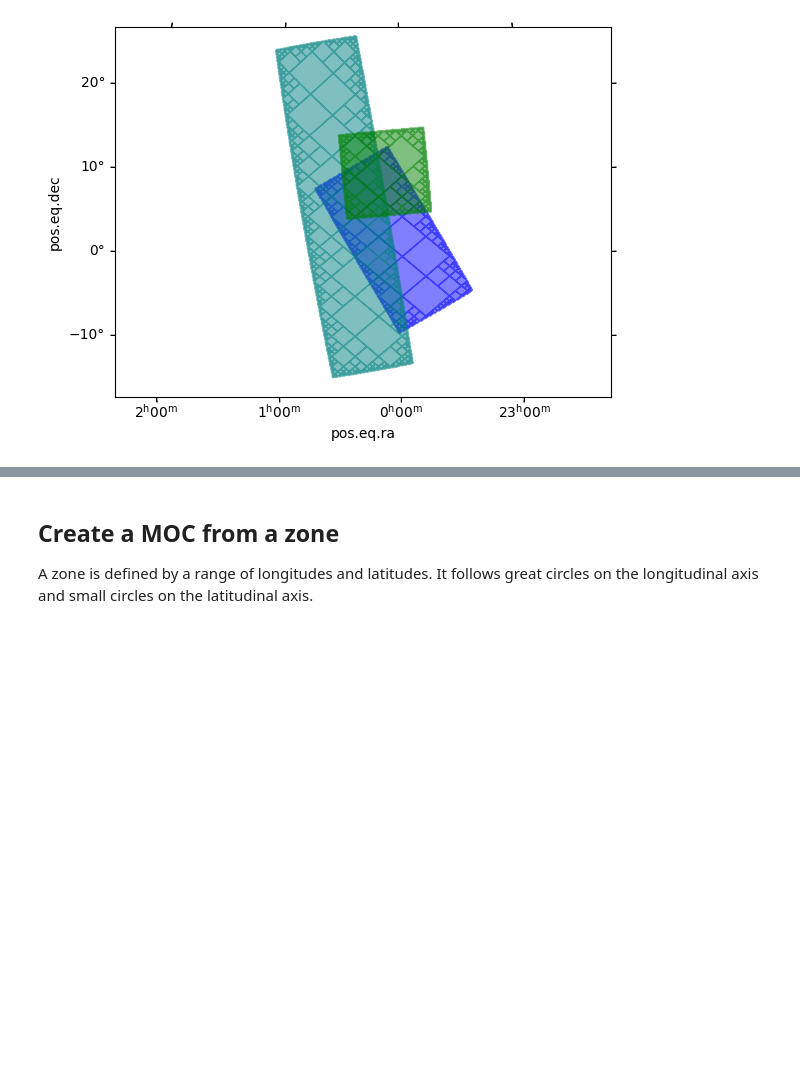
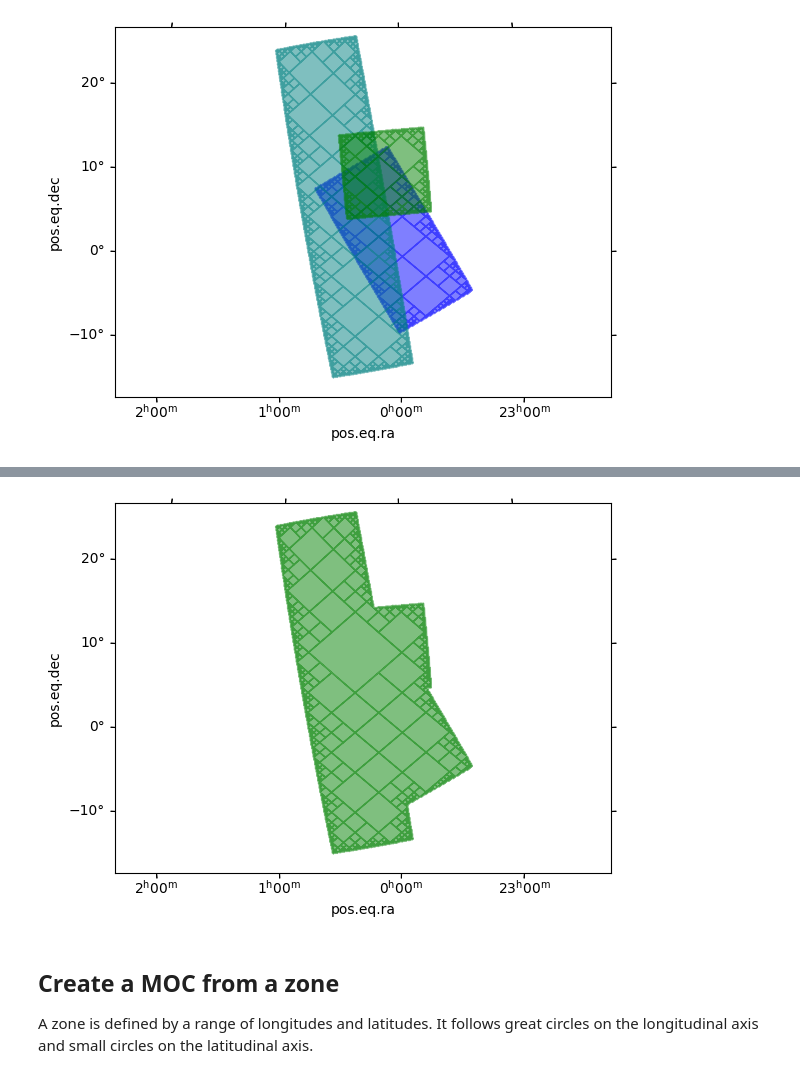
Before and after one commit to cds-astro/mocpy, a Jupyter notebook: notebooks/01-Creating_MOCs_from_shapes.ipynb, the cells around one changed output, grey strips where cells are left out. Cells and saved outputs as stored; diff of their text form; code cells hidden in the pictures; blank space fills up the shorter version.

Commit message:
feat: add union_strategy in from_boxes

```diff
--- a/notebooks/01-Creating_MOCs_from_shapes.ipynb
+++ b/notebooks/01-Creating_MOCs_from_shapes.ipynb
@@ -145,3 +150,19 @@ for box, color in zip(boxes, ["blue", "teal", "green"]):
+# %%
+moc = MOC.from_boxes(
+    lon=[1, 7, 2] * u.deg,
+    lat=[2, 6, 10] * u.deg,
+    a=[10, 20, 5] * u.deg,
+    b=[5, 5, 5] * u.deg,
+    angle=[30, 10, 5] * u.deg,
+    max_depth=10,
+    union_strategy="large_boxes",
+)
+fig = plt.figure()
+wcs = moc.wcs(fig)  # automatically creates a wcs for the union of the MOC
+ax = fig.add_subplot(projection=wcs)
+moc.fill(ax, wcs, color="green", alpha=0.5)
+# %% [output]
+[figure, added]
 # %% [markdown]
 ## Create a MOC from a zone
 
```
Also changed, not shown: parts of 2 cells of this notebook, 3 other files.
